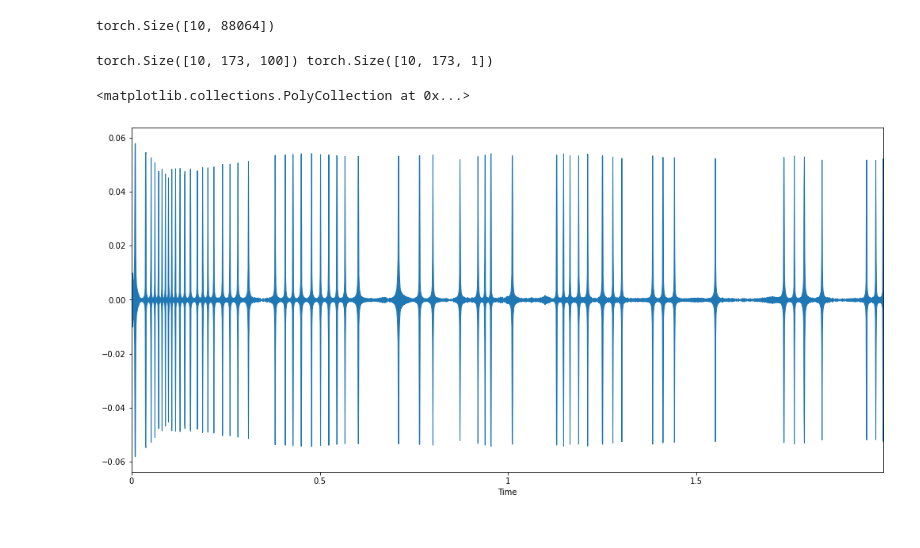
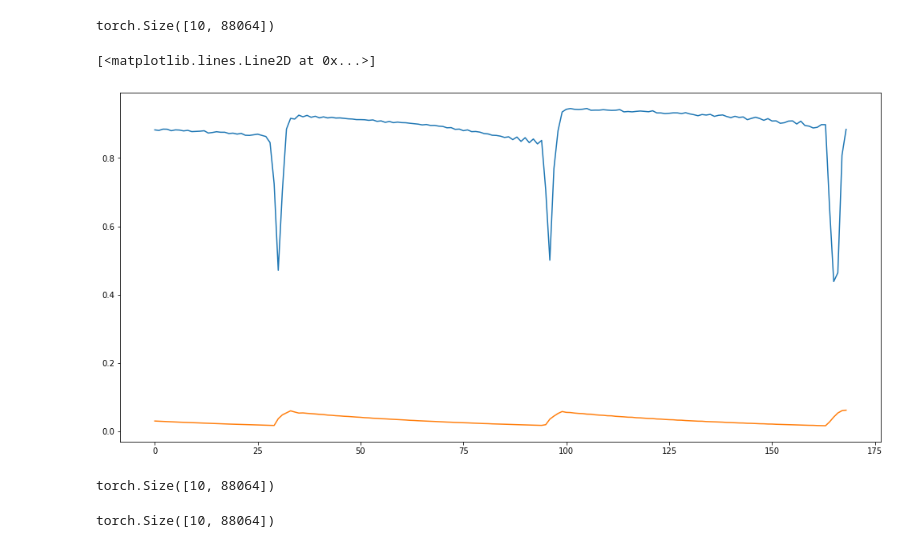
Before and after one commit to kureta/ddsp-pytorch, a Jupyter notebook: Data Preparation.ipynb, the cells around one changed output. Drawn from its saved outputs; the diff is of its cells as text; code cells hidden in the pictures.

```diff
--- a/Data Preparation.ipynb
+++ b/Data Preparation.ipynb
@@ -38,3 +39,12 @@ for batch in loader:
 torch.Size([10, 88064])
 # %%
 encoder = Encoder()
+# %%
+z = encoder(batch)
+# %%
+# plt.plot(z['f0'][0])
+plt.plot(z['harmonicity'][0])
+plt.plot(z['loudness'][0])
+# %% [output]
+[<matplotlib.lines.Line2D at 0x...>]
+[figure, added]
@@ -46,5 +56,11 @@ decoder = Decoder()
+# %%
+result.shape
+# %% [output]
+torch.Size([10, 88064])
+# %%
+batch.shape
+# %% [output]
+torch.Size([10, 88064])
 # %%
 with torch.no_grad():
-    control = decoder(y)
+    z = encoder(result)
-# %% [output]
-torch.Size([10, 173, 100]) torch.Size([10, 173, 1])
@@ -57,5 +66,0 @@ with torch.no_grad():
-# %%
-librosa.display.waveplot(audio_hat[0].numpy(), sr=default.sample_rate)
-# %% [output]
-<matplotlib.collections.PolyCollection at 0x...>
-[figure, removed]
```
Also changed, not shown: parts of 11 cells of this notebook, 12 other files.
